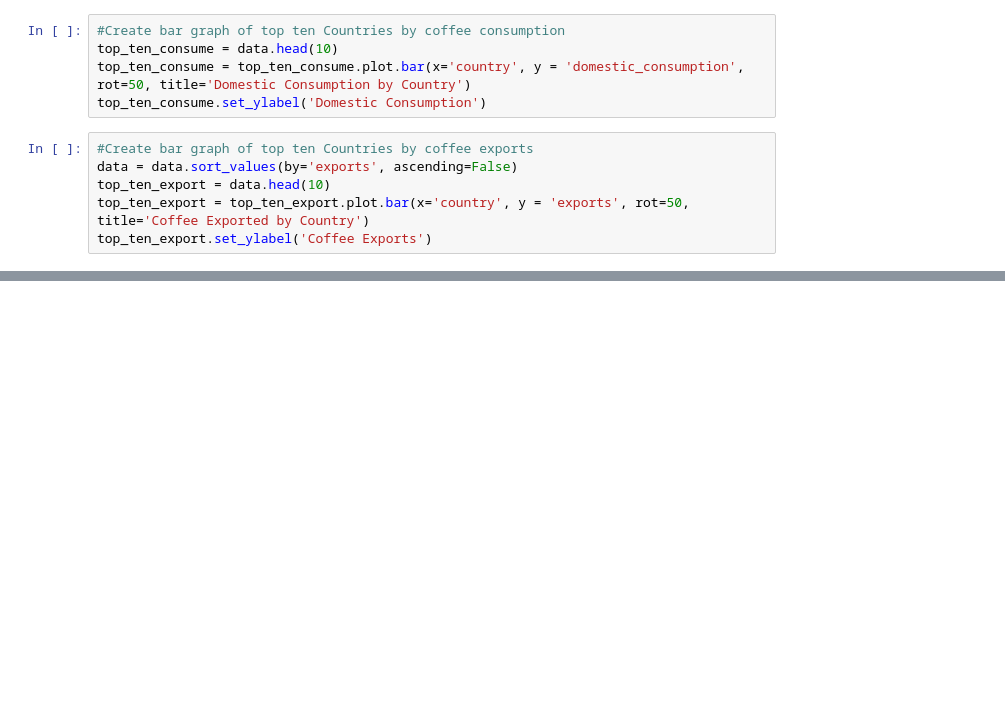
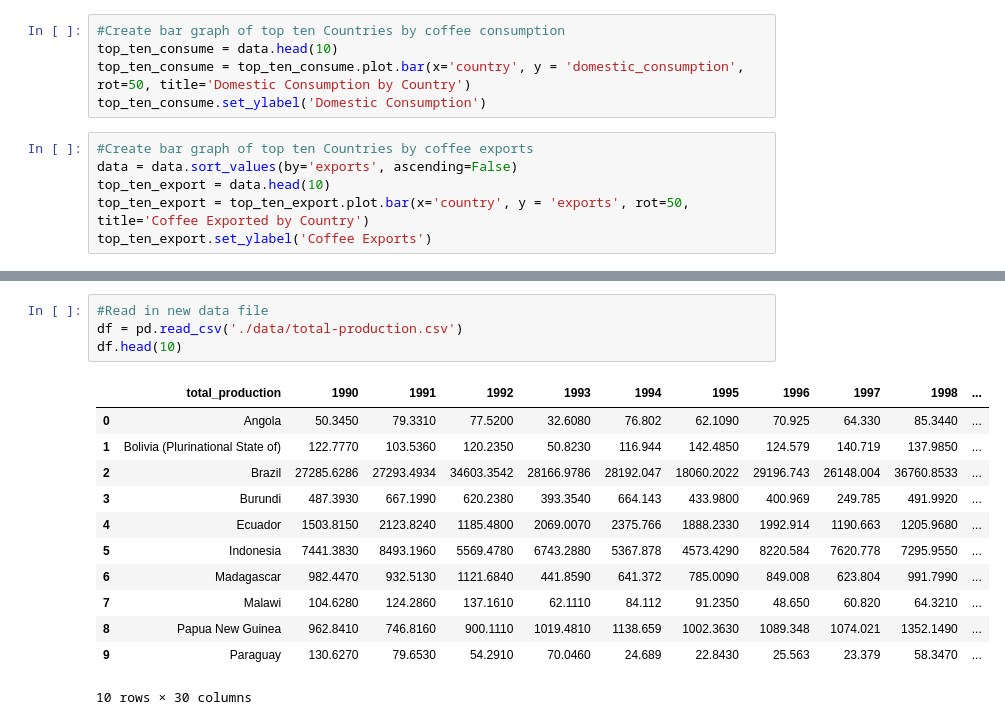
Before and after one commit to Dylanbbenson/Coffee_Data_Analysis, a Jupyter notebook: Coffee_Analysis.ipynb, the cells around one changed output, grey strips where cells are left out. Cells and saved outputs as stored; diff of their text form; blank space fills up the shorter version.

```diff
--- a/Coffee_Analysis.ipynb
+++ b/Coffee_Analysis.ipynb
@@ -216,0 +180,17 @@ Brazil
+# %%
+#Read in new data file
+df = pd.read_csv('./data/total-production.csv')
+df.head(10)
+# %% [output]
+|  | total_production | 1990 | 1991 | 1992 | 1993 | 1994 | 1995 | 1996 | 1997 | 1998 | ... |
+| 0 | Angola | 50.3450 | 79.3310 | 77.5200 | 32.6080 | 76.802 | 62.1090 | 70.925 | 64.330 | 85.3440 | ... |
+| 1 | Bolivia (Plurinational State of) | 122.7770 | 103.5360 | 120.2350 | 50.8230 | 116.944 | 142.4850 | 124.579 | 140.719 | 137.9850 | ... |
+| 2 | Brazil | 27285.6286 | 27293.4934 | 34603.3542 | 28166.9786 | 28192.047 | 18060.2022 | 29196.743 | 26148.004 | 36760.8533 | ... |
+| 3 | Burundi | 487.3930 | 667.1990 | 620.2380 | 393.3540 | 664.143 | 433.9800 | 400.969 | 249.785 | 491.9920 | ... |
+| 4 | Ecuador | 1503.8150 | 2123.8240 | 1185.4800 | 2069.0070 | 2375.766 | 1888.2330 | 1992.914 | 1190.663 | 1205.9680 | ... |
+| 5 | Indonesia | 7441.3830 | 8493.1960 | 5569.4780 | 6743.2880 | 5367.878 | 4573.4290 | 8220.584 | 7620.778 | 7295.9550 | ... |
+| 6 | Madagascar | 982.4470 | 932.5130 | 1121.6840 | 441.8590 | 641.372 | 785.0090 | 849.008 | 623.804 | 991.7990 | ... |
+| 7 | Malawi | 104.6280 | 124.2860 | 137.1610 | 62.1110 | 84.112 | 91.2350 | 48.650 | 60.820 | 64.3210 | ... |
+| 8 | Papua New Guinea | 962.8410 | 746.8160 | 900.1110 | 1019.4810 | 1138.659 | 1002.3630 | 1089.348 | 1074.021 | 1352.1490 | ... |
+| 9 | Paraguay | 130.6270 | 79.6530 | 54.2910 | 70.0460 | 24.689 | 22.8430 | 25.563 | 23.379 | 58.3470 | ... |
+10 rows × 30 columns
```
Also changed, not shown: parts of 30 cells of this notebook, 1 other file.
